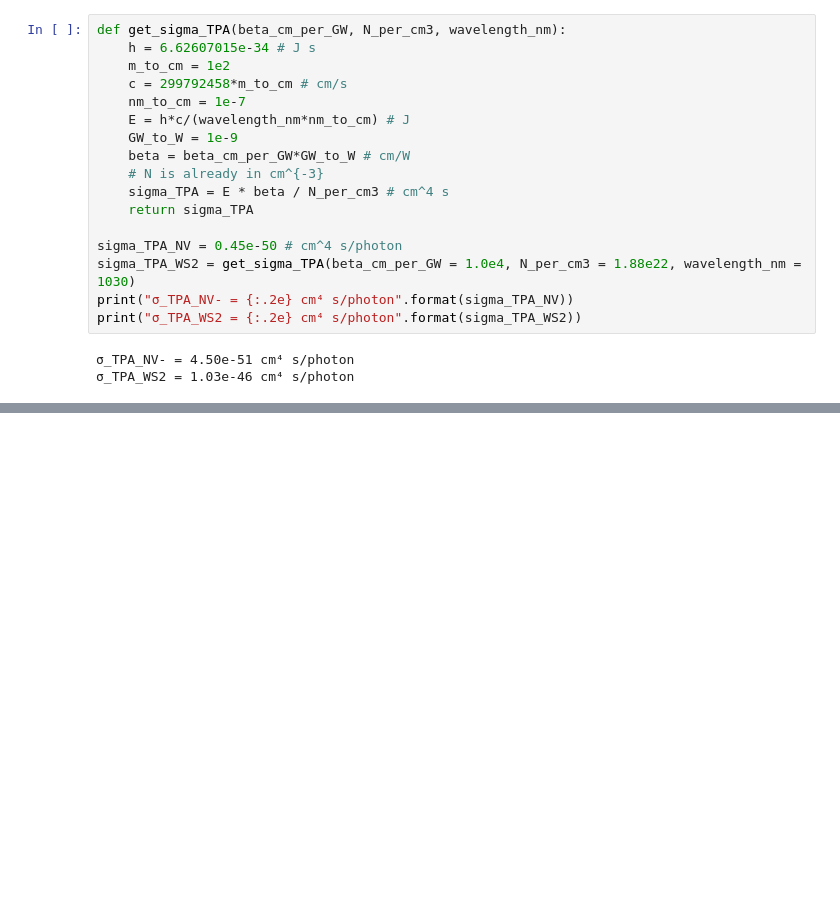
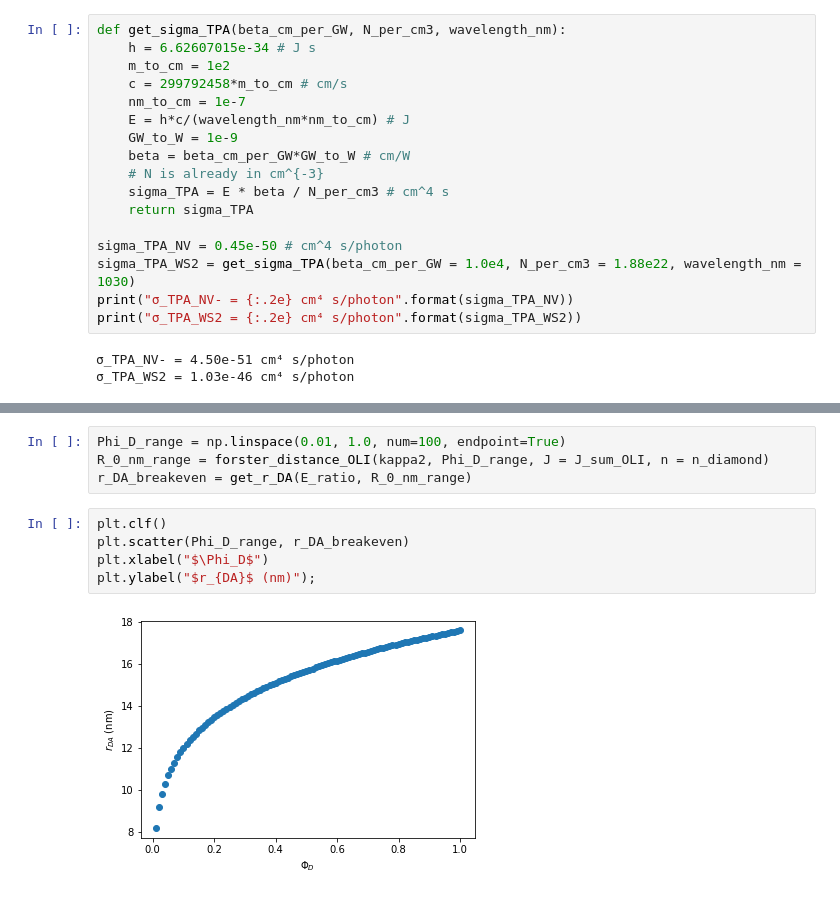
Before and after one commit to nbeaver/ws2-diamond-fret-calculation, a Jupyter notebook: WS2_NV-_center_FRET_estimation.ipynb, the cells around one changed output, grey strips where cells are left out. Saved outputs shown, nothing was run; the diff lists cells and outputs as text; blank space fills up the shorter version.

```diff
--- a/WS2_NV-_center_FRET_estimation.ipynb
+++ b/WS2_NV-_center_FRET_estimation.ipynb
@@ -370,0 +371,11 @@ r_DA = 15.7 nm (break-even point)
+# %%
+Phi_D_range = np.linspace(0.01, 1.0, num=100, endpoint=True)
+R_0_nm_range = forster_distance_OLI(kappa2, Phi_D_range, J = J_sum_OLI, n = n_diamond)
+r_DA_breakeven = get_r_DA(E_ratio, R_0_nm_range)
+# %%
+plt.clf()
+plt.scatter(Phi_D_range, r_DA_breakeven)
+plt.xlabel("$\Phi_D$")
+plt.ylabel("$r_{DA}$ (nm)");
+# %% [output]
+[figure, added]
```
Also changed, not shown: parts of 3 cells of this notebook, 1 other file.
